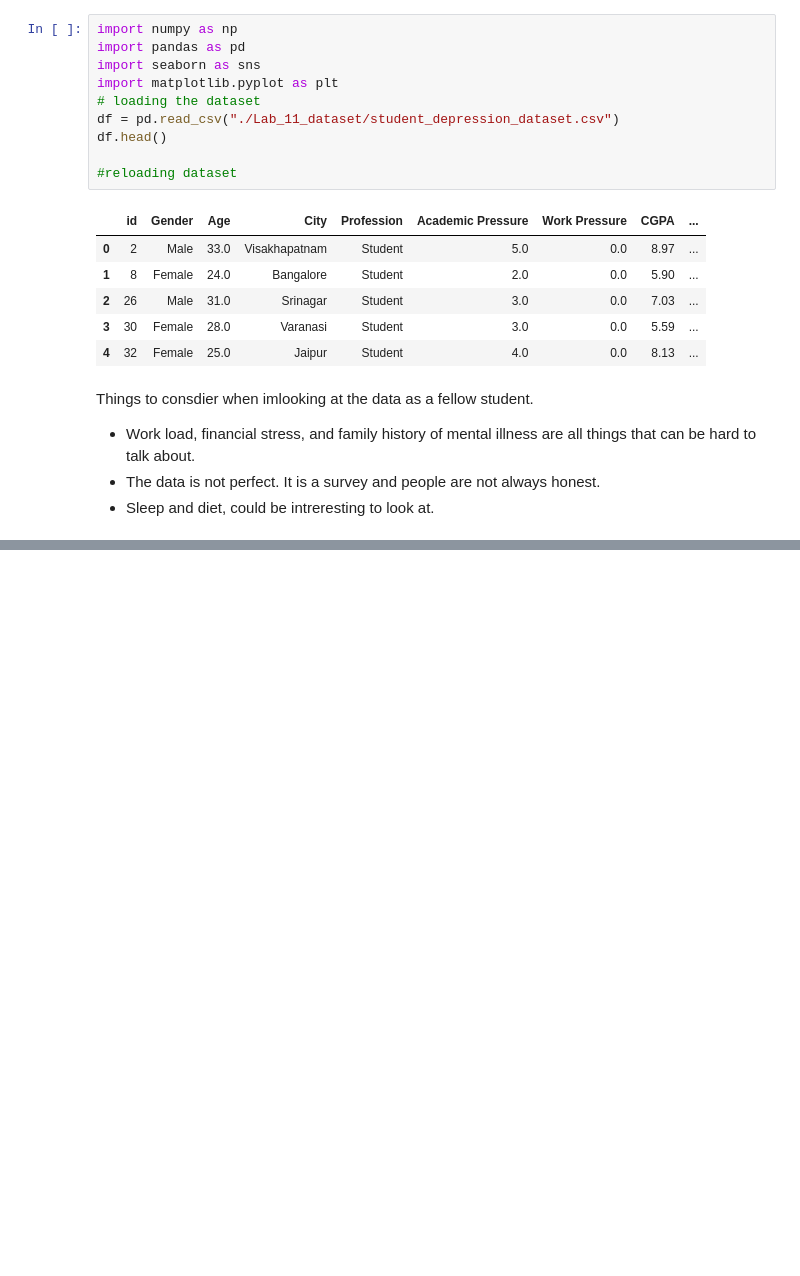
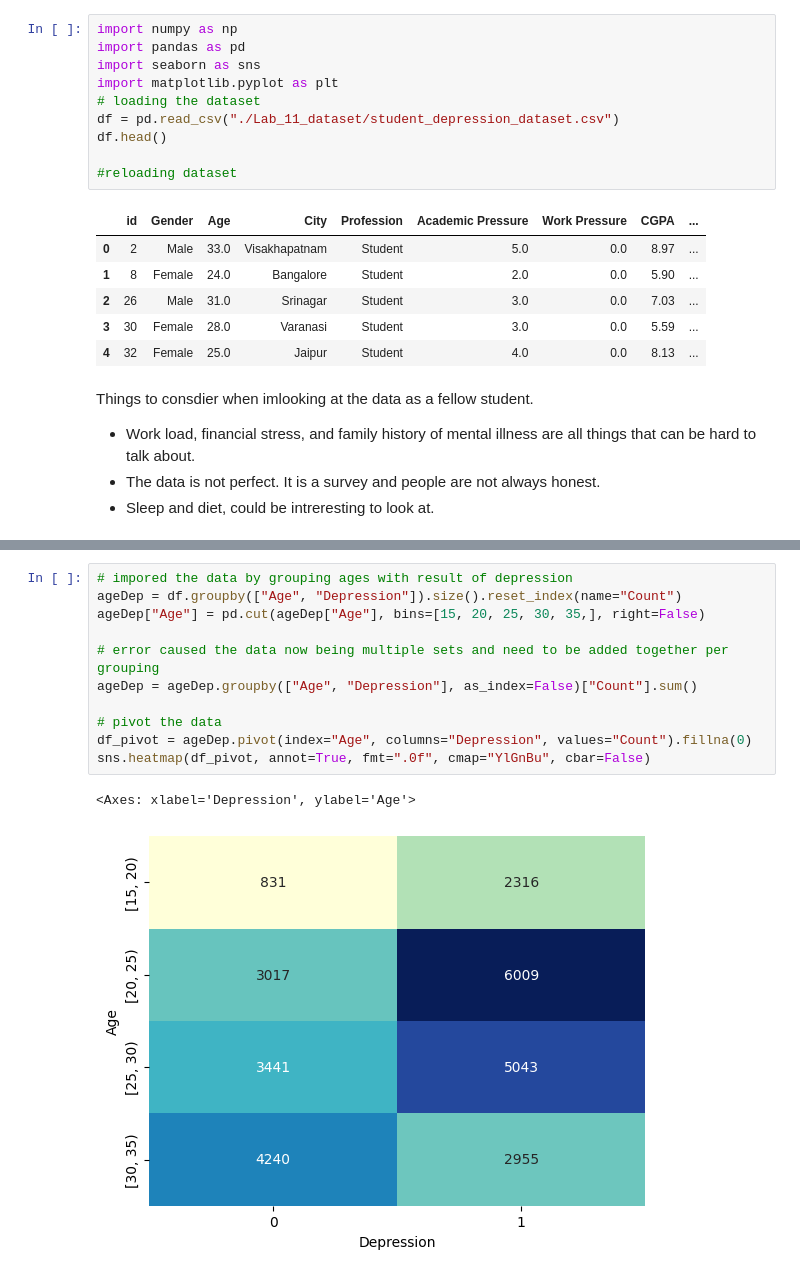
Before and after one commit to ETE4990-S25/homeworkfolder-Gizmofire, a Jupyter notebook: Labs/Lab 11/GordonL Lab 11.ipynb, the cells around one changed output, grey strips where cells are left out. Drawn from its saved outputs; the diff is of its cells as text; blank space fills up the shorter version.

```diff
--- a/Labs/Lab 11/GordonL Lab 11.ipynb
+++ b/Labs/Lab 11/GordonL Lab 11.ipynb
@@ -211,0 +205,14 @@ plt.show()
+# %%
+# impored the data by grouping ages with result of depression
+ageDep = df.groupby(["Age", "Depression"]).size().reset_index(name="Count")
+ageDep["Age"] = pd.cut(ageDep["Age"], bins=[15, 20, 25, 30, 35,], right=False)
+
+# error caused the data now being multiple sets and need to be added together per grouping
+ageDep = ageDep.groupby(["Age", "Depression"], as_index=False)["Count"].sum()
+
+# pivot the data
+df_pivot = ageDep.pivot(index="Age", columns="Depression", values="Count").fillna(0)
+sns.heatmap(df_pivot, annot=True, fmt=".0f", cmap="YlGnBu", cbar=False)
+# %% [output]
+<Axes: xlabel='Depression', ylabel='Age'>
+[figure, added]
```
Also changed, not shown: parts of 4 cells of this notebook.
